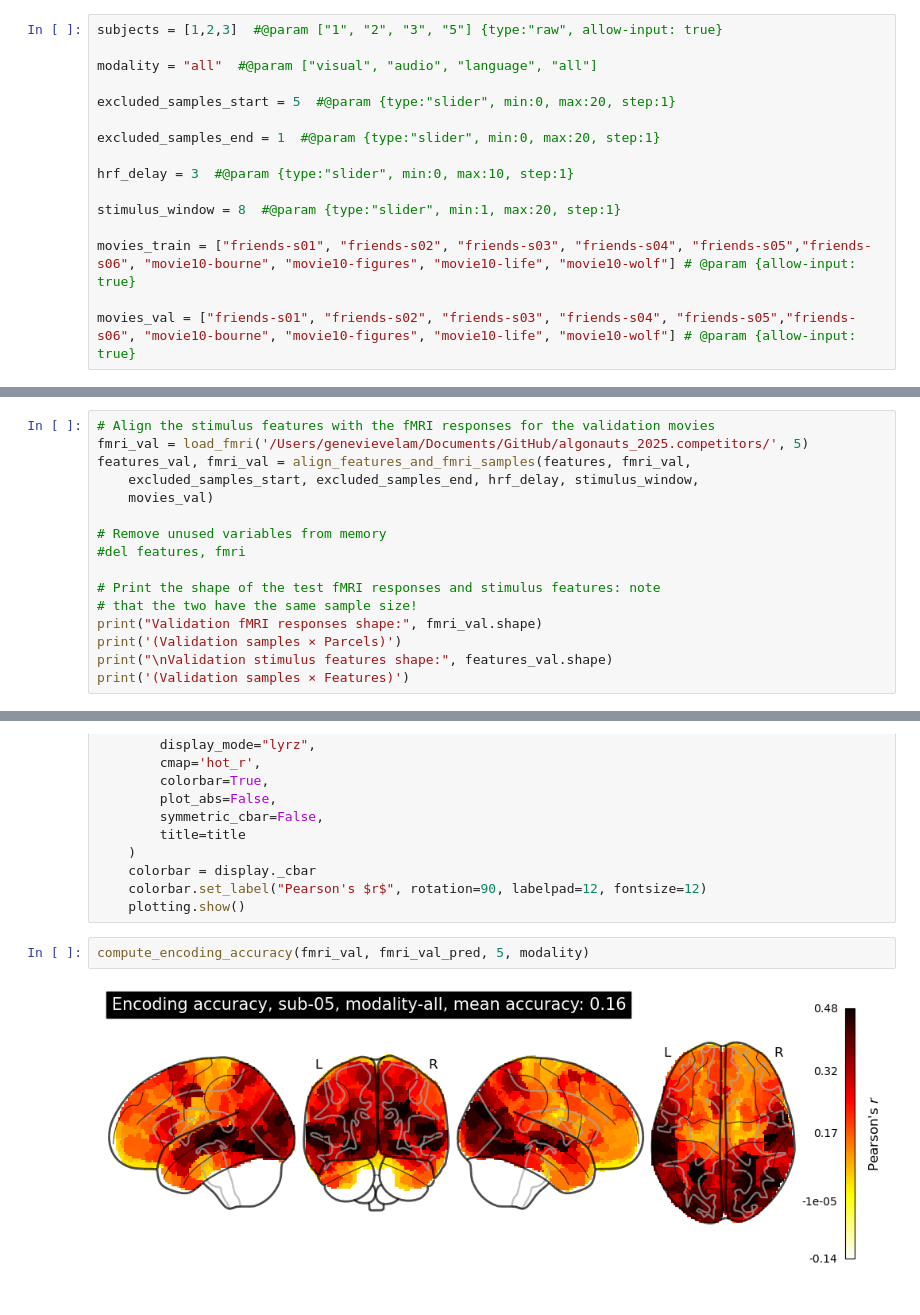
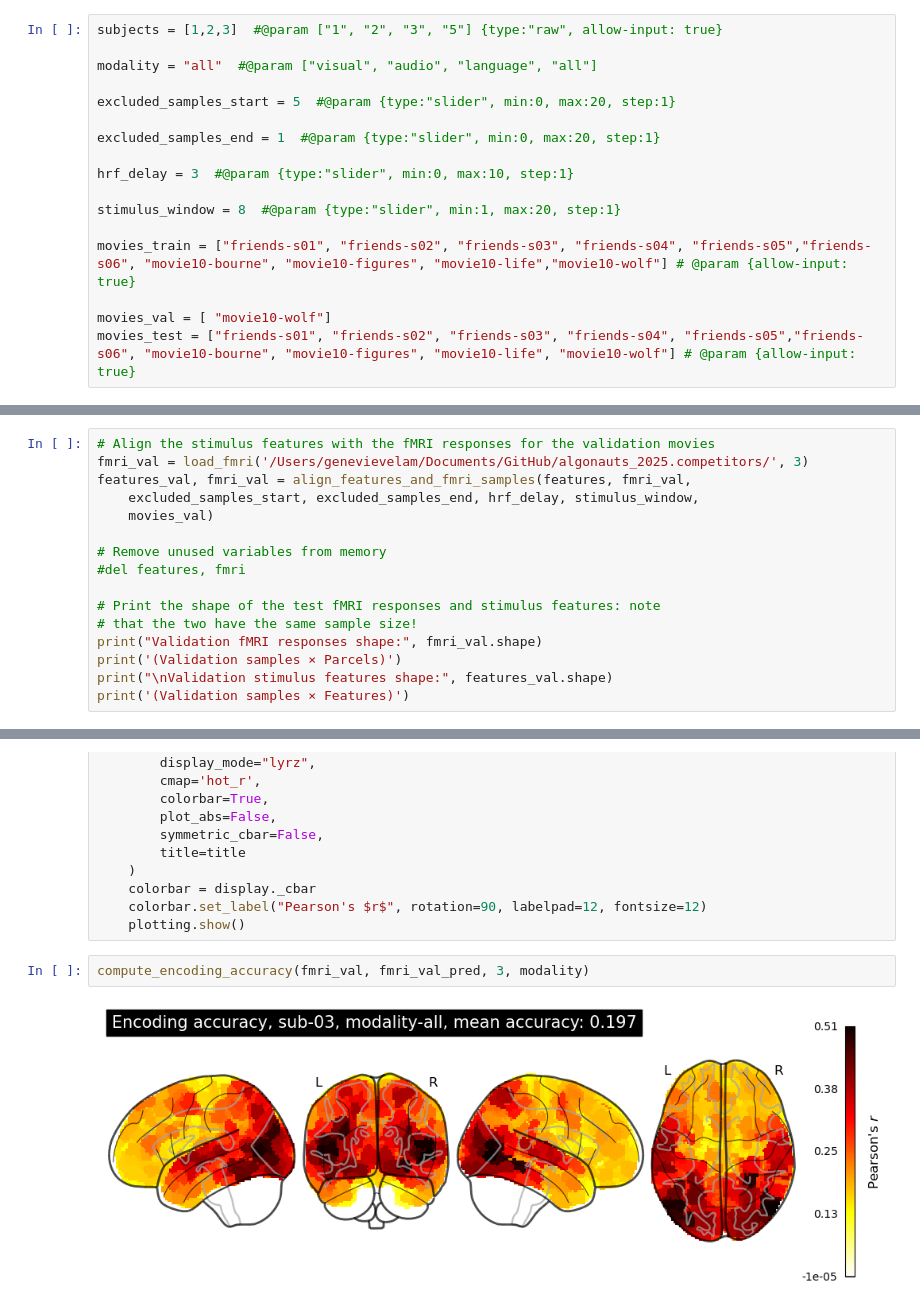
Before and after one commit to genandlam/fmri-generalisation, a Jupyter notebook: generalisation.ipynb, the cells around one changed output, grey strips where cells are left out. Cells and saved outputs as stored; diff of their text form.

```diff
--- a/generalisation.ipynb
+++ b/generalisation.ipynb
@@ -44,9 +41,10 @@ hrf_delay = 3  #@param {type:"slider", min:0, max:10, step:1}
 
 stimulus_window = 8  #@param {type:"slider", min:1, max:20, step:1}
 
-movies_train = ["friends-s01", "friends-s02", "friends-s03", "friends-s04", "friends-s05","friends-s06", "movie10-bourne", "movie10-figures", "movie10-life", "movie10-wolf"] # @param {allow-input: true}
+movies_train = ["friends-s01", "friends-s02", "friends-s03", "friends-s04", "friends-s05","friends-s06", "movie10-bourne", "movie10-figures", "movie10-life","movie10-wolf"] # @param {allow-input: true}
 
-movies_val = ["friends-s01", "friends-s02", "friends-s03", "friends-s04", "friends-s05","friends-s06", "movie10-bourne", "movie10-figures", "movie10-life", "movie10-wolf"] # @param {allow-input: true}
+movies_val = [ "movie10-wolf"]
+movies_test = ["friends-s01", "friends-s02", "friends-s03", "friends-s04", "friends-s05","friends-s06", "movie10-bourne", "movie10-figures", "movie10-life", "movie10-wolf"] # @param {allow-input: true}
 # %% [markdown]
 # load stimulus features
 # %%
@@ -413,6 +445,6 @@ model = train_encoding(features_train_all, fmri_train_all)
 # %%
 # Align the stimulus features with the fMRI responses for the validation movies
-fmri_val = load_fmri('/Users/genevievelam/Documents/GitHub/algonauts_2025.competitors/', 5)
+fmri_val = load_fmri('/Users/genevievelam/Documents/GitHub/algonauts_2025.competitors/', 3)
 features_val, fmri_val = align_features_and_fmri_samples(features, fmri_val,
     excluded_samples_start, excluded_samples_end, hrf_delay, stimulus_window,
     movies_val)
@@ -500,6 +532,6 @@ def compute_encoding_accuracy(fmri_val, fmri_val_pred, subject, modality):
     colorbar.set_label("Pearson's $r$", rotation=90, labelpad=12, fontsize=12)
     plotting.show()
 # %%
-compute_encoding_accuracy(fmri_val, fmri_val_pred, 5, modality)
+compute_encoding_accuracy(fmri_val, fmri_val_pred, 3, modality)
 # %% [output]
-[figure, old version]
+[figure, new version]
```
Also changed, not shown: parts of 10 cells of this notebook, 1 other file.
